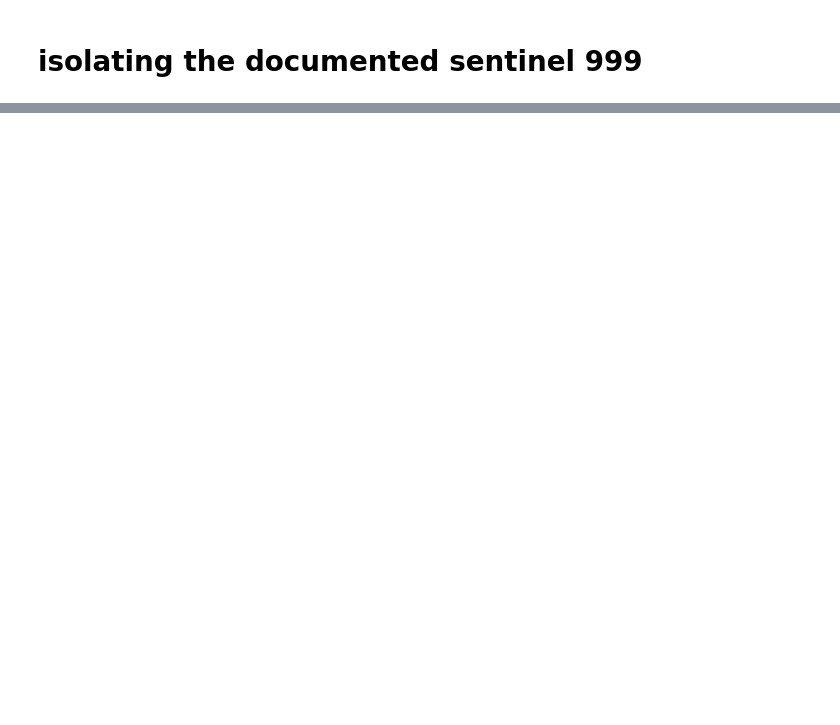
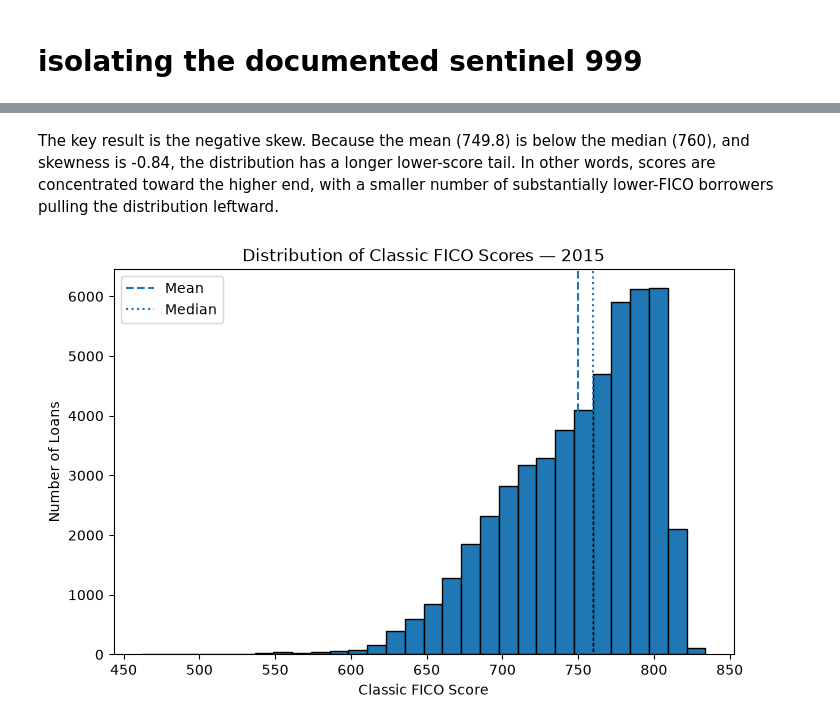
Before and after one commit to arifa1405/mortgage-model-reliability, a Jupyter notebook: notebooks/02_ingest_2015_sample.ipynb, the cells around one changed output, grey strips where cells are left out. Drawn from its saved outputs; the diff is of its cells as text; code cells hidden in the pictures; blank space fills up the shorter version.

```diff
--- a/notebooks/02_ingest_2015_sample.ipynb
+++ b/notebooks/02_ingest_2015_sample.ipynb
@@ -533,0 +759,5 @@ print
+# %%
+orig_2015["ORIGINAL COMBINED LOAN-TO-VALUE (CLTV)_CLEAN"] = (
+    orig_2015["ORIGINAL COMBINED LOAN-TO-VALUE (CLTV)"]
+    .replace(999, np.nan)
+)
@@ -533,0 +1729,5 @@ print
+# %%
+orig_2015["FIRST TIME HOMEBUYER INDICATOR_CLEAN"] = (
+    orig_2015["FIRST TIME HOMEBUYER INDICATOR"]
+    .replace("9", np.nan)
+)
@@ -533,0 +2128,6 @@ print
+# %%
+orig_2015["POSTAL CODE_CLEAN"] = (
+    orig_2015["POSTAL CODE"]
+    .astype(str)
+    .str.zfill(3)
+)
@@ -533,0 +2554,4 @@ print
+# %%
+orig_2015["PROPERTY VALUATION METHOD_CLEAN"] = (
+    orig_2015["PROPERTY VALUATION METHOD"].replace(7, np.nan)
+)
@@ -533,0 +2923,33 @@ print
+# %% [markdown]
+The key result is the negative skew. Because the mean (749.8) is below the median (760), and skewness is -0.84, the distribution has a longer lower-score tail. In other words, scores are concentrated toward the higher end, with a smaller number of substantially lower-FICO borrowers pulling the distribution leftward.
+# %%
+import matplotlib.pyplot as plt
+
+plt.figure(figsize=(8, 5))
+
+plt.hist(
+    orig_2015["CLASSIC FICO"],
+    bins=30,
+    edgecolor="black"
+)
+
+plt.axvline(
+    orig_2015["CLASSIC FICO"].mean(),
+    linestyle="--",
+    label="Mean"
+)
+
+plt.axvline(
+    orig_2015["CLASSIC FICO"].median(),
+    linestyle=":",
+    label="Median"
+)
+
+plt.xlabel("Classic FICO Score")
+plt.ylabel("Number of Loans")
+plt.title("Distribution of Classic FICO Scores — 2015")
+plt.legend()
+
+plt.show()
+# %% [output]
+[figure, added]
```
Also changed, not shown: parts of 329 cells of this notebook, 1 other file.
